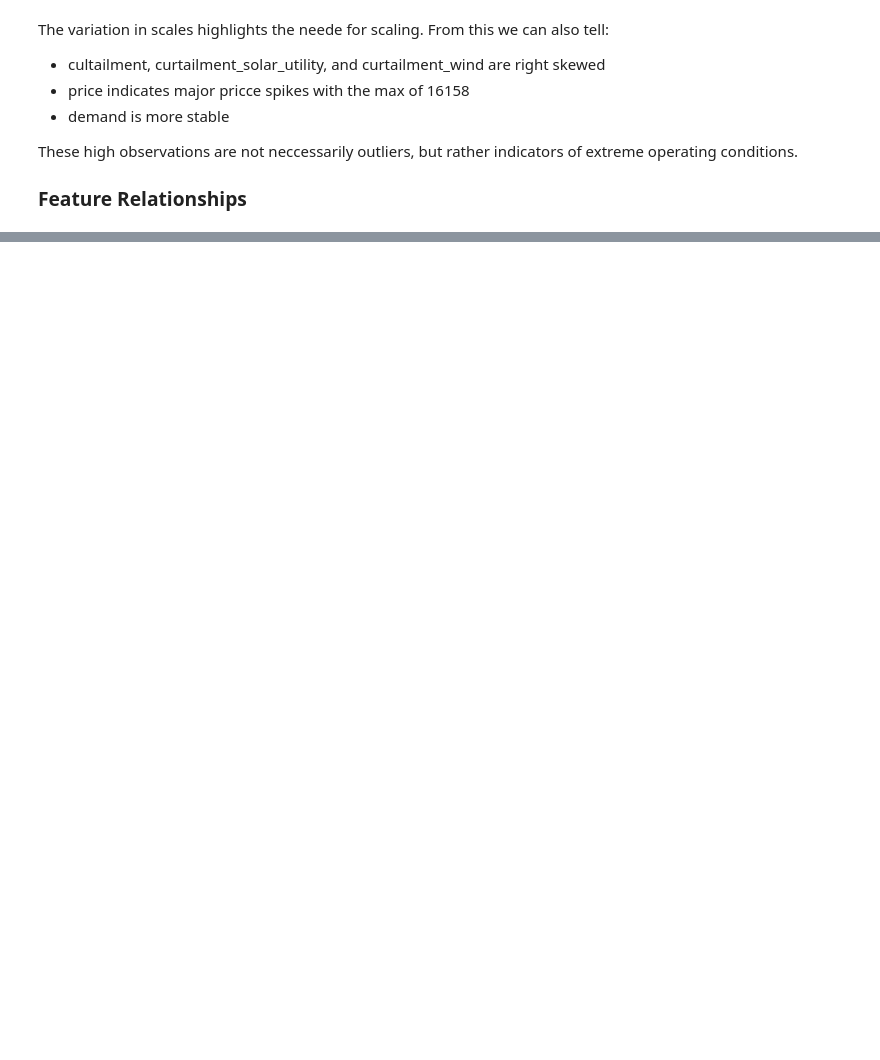
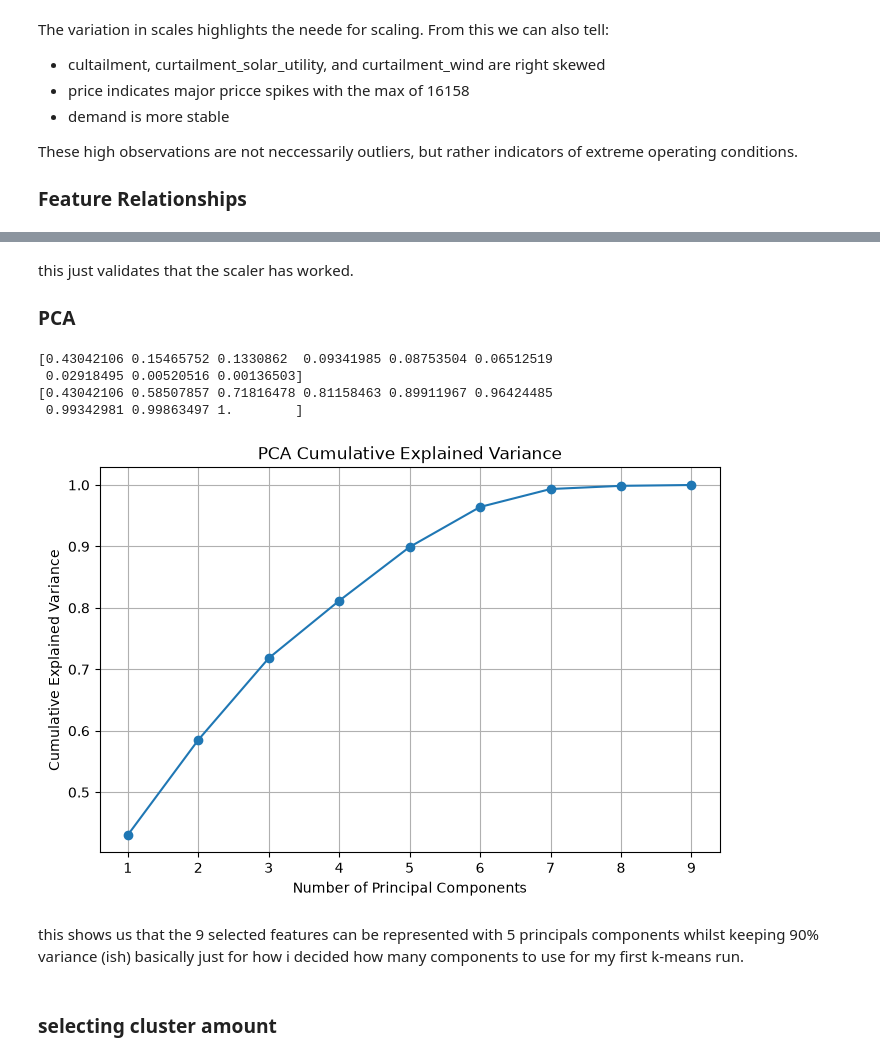
Before and after one commit to txngsten/COMP3742-Capstone-Project, a Jupyter notebook: A1/notebooks/explore_analysis.ipynb, the cells around one changed output, grey strips where cells are left out. Cells and saved outputs as stored; diff of their text form; code cells hidden in the pictures; blank space fills up the shorter version.

```diff
--- a/A1/notebooks/explore_analysis.ipynb
+++ b/A1/notebooks/explore_analysis.ipynb
@@ -221,0 +261,6 @@ KeyboardInterrupt:
+# %%
+X_scaled = pd.DataFrame(
+    X_scaled,
+    columns=selected_features,
+    index=df.index
+)
@@ -221,0 +280,40 @@ KeyboardInterrupt:
+# %% [markdown]
+this just validates that the scaler has worked.
+
+### PCA
+# %%
+from sklearn.decomposition import PCA
+
+pca = PCA()
+X_pca = pca.fit_transform(X_scaled)
+
+explained_variance = pca.explained_variance_ratio_
+cumulative_variance = explained_variance.cumsum()
+
+print(explained_variance)
+print(cumulative_variance)
+# %% [output]
+[0.43042106 0.15465752 0.1330862  0.09341985 0.08753504 0.06512519
+ 0.02918495 0.00520516 0.00136503]
+[0.43042106 0.58507857 0.71816478 0.81158463 0.89911967 0.96424485
+ 0.99342981 0.99863497 1.        ]
+# %%
+import matplotlib.pyplot as plt
+
+plt.figure(figsize=(8, 5))
+plt.plot(
+    range(1, len(cumulative_variance) + 1),
+    cumulative_variance,
+    marker="o"
+)
+
+plt.xlabel("Number of Principal Components")
+plt.ylabel("Cumulative Explained Variance")
+plt.title("PCA Cumulative Explained Variance")
+plt.grid(True)
+
+plt.show()
+# %% [output]
+[figure, added]
+# %% [markdown]
+this shows us that the 9 selected features can be represented with 5 principals components whilst keeping 90% variance (ish) basically just for how i decided how many components to use for my first k-means run.
@@ -221,0 +323,2 @@ KeyboardInterrupt:
+# %% [markdown]
+### selecting cluster amount
```
Also changed, not shown: parts of 36 cells of this notebook.
